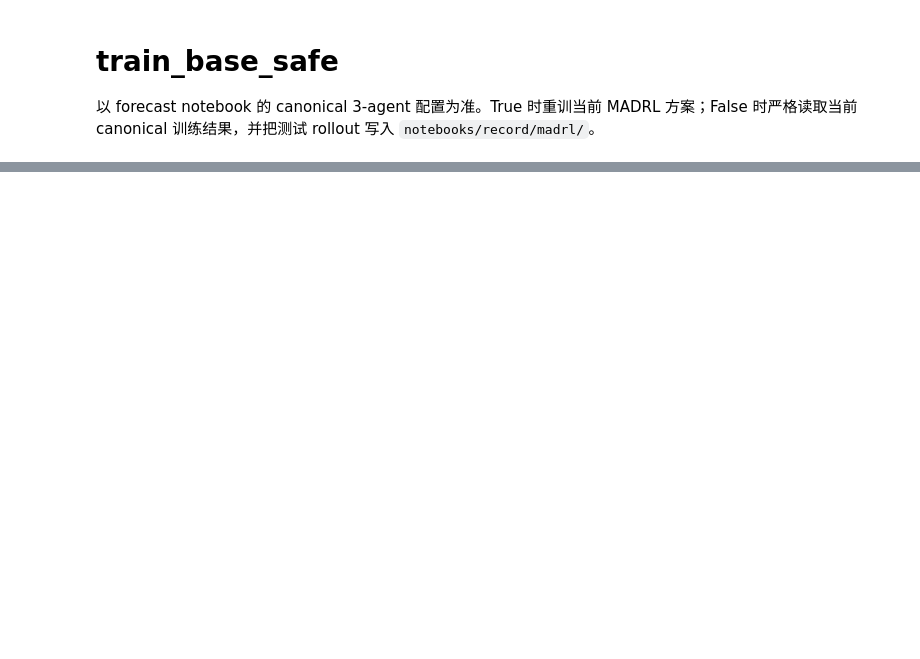
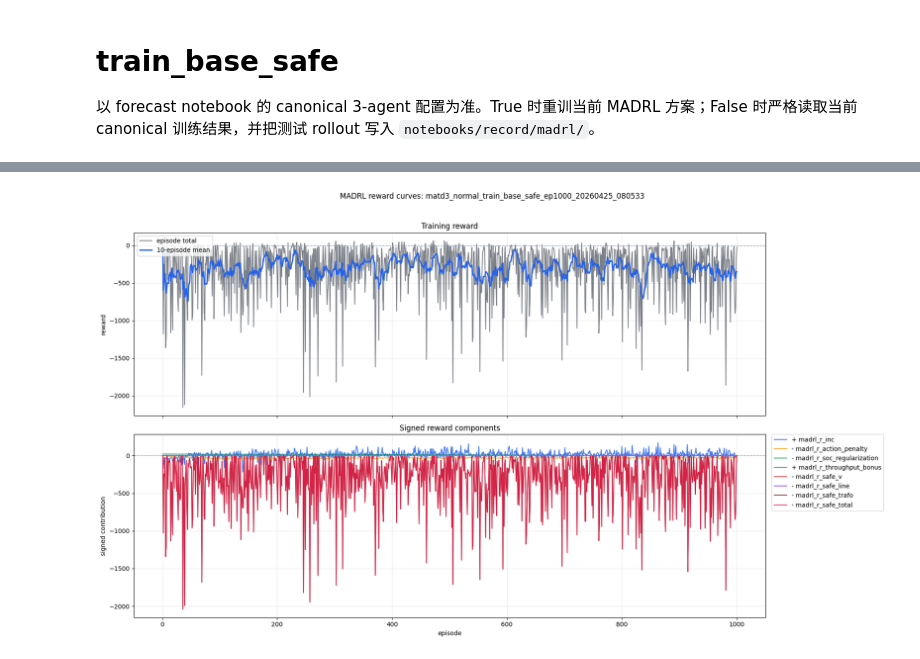
Before and after one commit to wenyuxin-00/MADRL_ESS, a Jupyter notebook: notebooks/madrl/train_base_safe.ipynb, the cells around one changed output, grey strips where cells are left out. Saved outputs shown, nothing was run; the diff lists cells and outputs as text; code cells hidden in the pictures; blank space fills up the shorter version.

```diff
--- a/notebooks/madrl/train_base_safe.ipynb
+++ b/notebooks/madrl/train_base_safe.ipynb
@@ -167,0 +242,77 @@ for title, plot_fn in _plot_specs:
+# %%
+reward_summary_path = Path(
+    train_result.get('reward_summary_path') or Path(result_json_path).with_name('train_reward_summary.json')
+).resolve()
+if not reward_summary_path.exists():
+    raise FileNotFoundError(f"MADRL reward summary not found: {reward_summary_path}")
+
+reward_summary = json.loads(reward_summary_path.read_text(encoding='utf-8'))
+episodes = list(reward_summary.get('episodes') or [])
+if not episodes:
+    raise ValueError(f"MADRL reward summary '{reward_summary_path}' contains no episodes.")
+
+reward_curve_df = pd.DataFrame({
+    'episode': episodes,
+    'total_reward': reward_summary.get('episode_total_reward', []),
+})
+if len(reward_curve_df['total_reward']) != len(episodes):
+    raise ValueError("episode_total_reward length does not match episodes length.")
+
+component_color_map = {
+    'blue': '#2563eb',
+    'amber': '#f59e0b',
+    'green': '#16a34a',
+    'teal': '#0d9488',
+    'red': '#dc2626',
+    'purple': '#7c3aed',
+    'maroon': '#7f1d1d',
+    'rose': '#e11d48',
+    'slate': '#475569',
+}
+component_specs = []
+for component_key, component_meta in dict(reward_summary.get('components') or {}).items():
+    if component_key == 'madrl_r_total_internal':
+        continue
+    component_values = list(dict(component_meta).get('values') or [])
+    if len(component_values) != len(episodes):
+        raise ValueError(f"Reward component '{component_key}' length does not match episodes length.")
+    reward_curve_df[component_key] = component_values
+    component_specs.append((
+        component_key,
+        str(dict(component_meta).get('label') or component_key),
+        component_color_map.get(str(dict(component_meta).get('color') or ''), '#6b7280'),
+    ))
+
+rolling_window = min(10, max(1, len(reward_curve_df)))
+fig, axes = plt.subplots(2, 1, figsize=(18, 10), sharex=True)
+
+axes[0].plot(reward_curve_df['episode'], reward_curve_df['total_reward'], color='#111827', linewidth=1.4, alpha=0.55, label='episode total')
+if rolling_window > 1:
+    axes[0].plot(
+        reward_curve_df['episode'],
+        reward_curve_df['total_reward'].rolling(rolling_window, min_periods=1).mean(),
+        color='#2563eb',
+        linewidth=2.2,
+        label=f'{rolling_window}-episode mean',
+    )
+axes[0].axhline(0.0, color='#94a3b8', linewidth=1.0, linestyle='--')
+axes[0].set_title('Training reward')
+axes[0].set_ylabel('reward')
+axes[0].grid(True, alpha=0.25)
+axes[0].legend(loc='upper left')
+
+for component_key, label, color in component_specs:
+    axes[1].plot(reward_curve_df['episode'], reward_curve_df[component_key], linewidth=1.4, alpha=0.85, color=color, label=label)
+axes[1].axhline(0.0, color='#94a3b8', linewidth=1.0, linestyle='--')
+axes[1].set_title('Signed reward components')
+axes[1].set_xlabel('episode')
+axes[1].set_ylabel('signed contribution')
+axes[1].grid(True, alpha=0.25)
+axes[1].legend(loc='upper left', bbox_to_anchor=(1.01, 1.0), borderaxespad=0.0)
+
+fig.suptitle(f"MADRL reward curves: {Path(model_root).name}", y=1.02)
+fig.tight_layout()
+display(reward_curve_df.tail(10))
+display(fig)
+plt.close(fig)
+# %% [output]
@@ -167,0 +330 @@ for title, plot_fn in _plot_specs:
+[figure, added]
```
Also changed, not shown: parts of 6 cells of this notebook, 53 other files.
